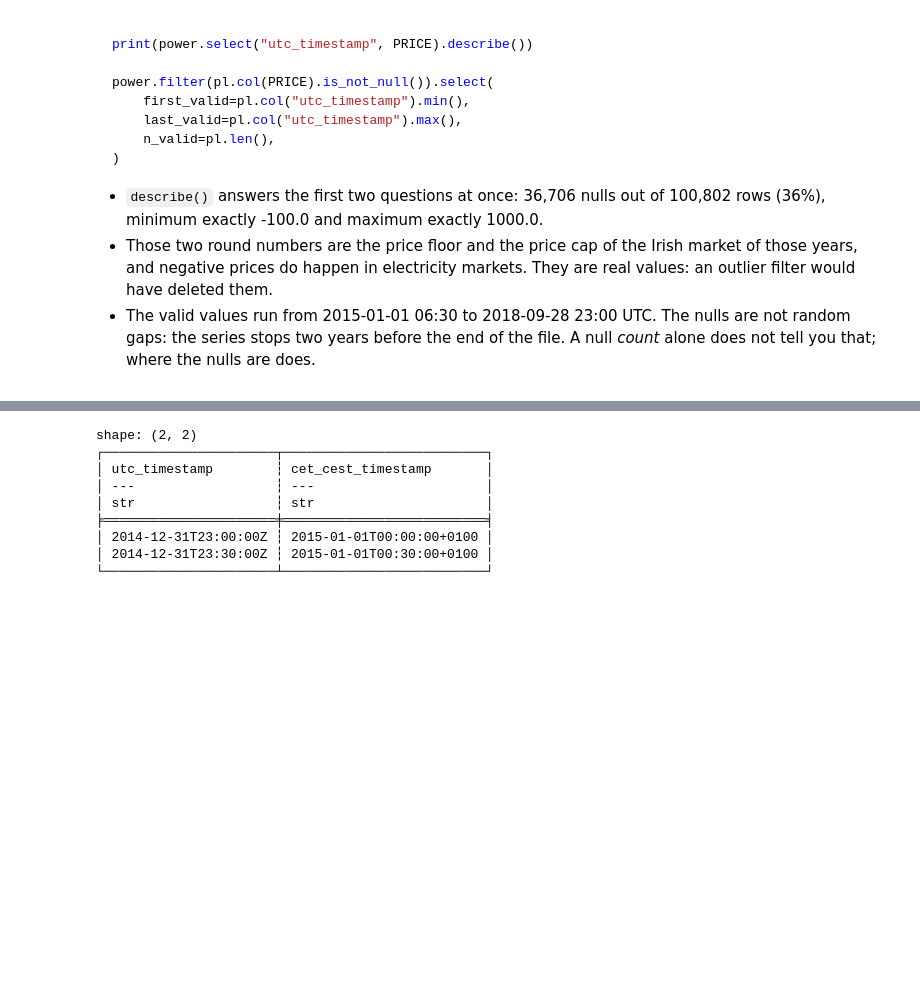
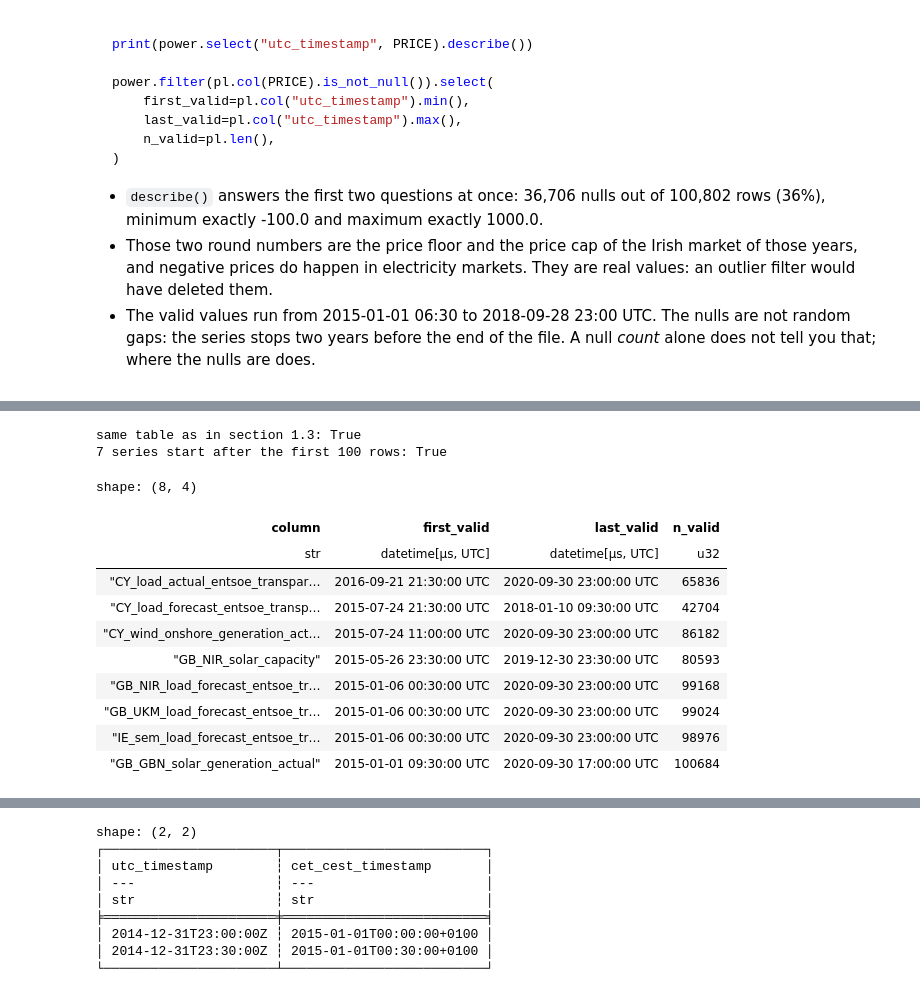
Before and after one commit to alessandro-rubin-sate/polars-intro, a Jupyter notebook: polars_intro.ipynb, the cells around one changed output, grey strips where cells are left out. Drawn from its saved outputs; the diff is of its cells as text; code cells hidden in the pictures; folded sections open; blank space fills up the shorter version.

```diff
--- a/polars_intro.ipynb
+++ b/polars_intro.ipynb
@@ -547,0 +709,9 @@ shape: (1, 4)
+# %%
+ts_col = "utc_timestamp"
+
+try:
+    power.select(
+        pl.col(ts_col).filter(cs.float().is_not_null()).min().name.suffix("_first_valid")
+    )
+except pl.exceptions.DuplicateError as err:
+    print("DuplicateError:", str(err).splitlines()[0])
@@ -547,0 +751,20 @@ shape: (1, 4)
+# %%
+def valid_summary(column: str) -> pl.Expr:
+    """First and last valid timestamp and number of valid samples of `column`, as one struct."""
+    ts_valid = pl.col(ts_col).filter(pl.col(column).is_not_null())
+    return pl.struct(
+        first_valid=ts_valid.min(),
+        last_valid=ts_valid.max(),
+        n_valid=pl.col(column).count(),
+    ).alias(column)
+
+
+summary_wide = power.select(valid_summary(column) for column in float_cols)
+print(summary_wide.shape, "| dtype of one column:", summary_wide.dtypes[0])
+
+coverage = (
+    summary_wide
+    .unpivot(variable_name="column")      # 39 rows: the column name and its struct
+    .unnest("value")                      # the struct fields become columns
+)
+coverage.sort("first_valid", descending=True).head(5)
@@ -760,0 +975,30 @@ power.filter(pl.col(PRICE).is_not_null()).select(
+# %%
+coverage_long = (
+    power.unpivot(cs.float(), index="utc_timestamp", variable_name="column")
+    .drop_nulls("value")                          # keep the valid samples only
+    .group_by("column", maintain_order=True)
+    .agg(
+        first_valid=pl.col("utc_timestamp").min(),
+        last_valid=pl.col("utc_timestamp").max(),
+        n_valid=pl.len(),
+    )
+)
+print("same table as in section 1.3:", coverage_long.equals(coverage))
+
+late = coverage_long.filter(pl.col("first_valid") > power["utc_timestamp"][99])
+print(late.height, "series start after the first 100 rows:", sorted(late["column"]) == sorted(text_columns))
+coverage_long.sort("first_valid", descending=True).head(8)
+# %% [output]
+same table as in section 1.3: True
+7 series start after the first 100 rows: True
+shape: (8, 4)
+| column | first_valid | last_valid | n_valid |
+| str | datetime[μs, UTC] | datetime[μs, UTC] | u32 |
+| "CY_load_actual_entsoe_transpar… | 2016-09-21 21:30:00 UTC | 2020-09-30 23:00:00 UTC | 65836 |
+| "CY_load_forecast_entsoe_transp… | 2015-07-24 21:30:00 UTC | 2018-01-10 09:30:00 UTC | 42704 |
+| "CY_wind_onshore_generation_act… | 2015-07-24 11:00:00 UTC | 2020-09-30 23:00:00 UTC | 86182 |
+| "GB_NIR_solar_capacity" | 2015-05-26 23:30:00 UTC | 2019-12-30 23:30:00 UTC | 80593 |
+| "GB_NIR_load_forecast_entsoe_tr… | 2015-01-06 00:30:00 UTC | 2020-09-30 23:00:00 UTC | 99168 |
+| "GB_UKM_load_forecast_entsoe_tr… | 2015-01-06 00:30:00 UTC | 2020-09-30 23:00:00 UTC | 99024 |
+| "IE_sem_load_forecast_entsoe_tr… | 2015-01-06 00:30:00 UTC | 2020-09-30 23:00:00 UTC | 98976 |
+| "GB_GBN_solar_generation_actual" | 2015-01-01 09:30:00 UTC | 2020-09-30 17:00:00 UTC | 100684 |
```
Also changed, not shown: parts of 80 cells of this notebook.
